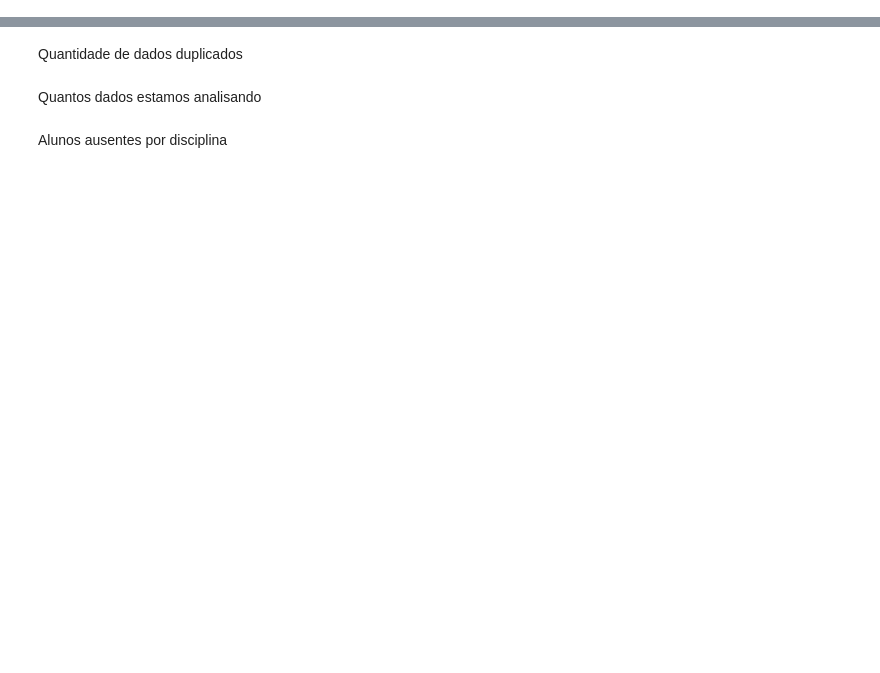
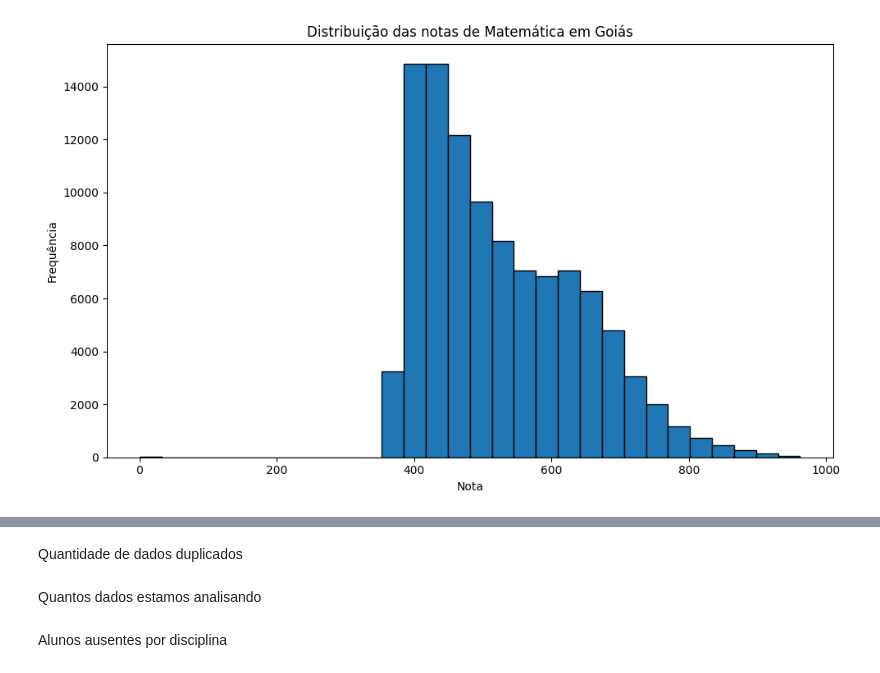
Before and after one commit to Lanzitow/enem-goias-data-analysis, a Jupyter notebook: notebooks/enem_goias_analise_ausentes.ipynb, the cells around one changed output, grey strips where cells are left out. Saved outputs shown, nothing was run; the diff lists cells and outputs as text; code cells hidden in the pictures; blank space fills up the shorter version.

```diff
--- a/notebooks/enem_goias_analise_ausentes.ipynb
+++ b/notebooks/enem_goias_analise_ausentes.ipynb
@@ -24,3 +26,22 @@ df_resultados.shape, df_participantes.shape
 # %%
 df_go_resultados = df_resultados[df_resultados["SG_UF_PROVA"] == "GO"]
 df_go_participantes = df_participantes[df_participantes["SG_UF_PROVA"] == "GO"]
+# %%
+import matplotlib.pyplot as plt
+
+# remover valores nulos da coluna de Matemática
+df_go_mt = df_go_resultados.dropna(subset=["NU_NOTA_MT"])
+
+# criar histograma
+plt.figure(figsize=(10, 6))
+plt.hist(df_go_mt["NU_NOTA_MT"], bins=30, edgecolor="black")
+
+plt.title("Distribuição das notas de Matemática em Goiás")
+plt.xlabel("Nota")
+plt.ylabel("Frequência")
+
+plt.tight_layout()
+plt.savefig("hist_go.png", dpi=300)
+plt.show()
+# %% [output]
+[figure, added]
```
Also changed, not shown: parts of 4 cells of this notebook, 16 other files.
